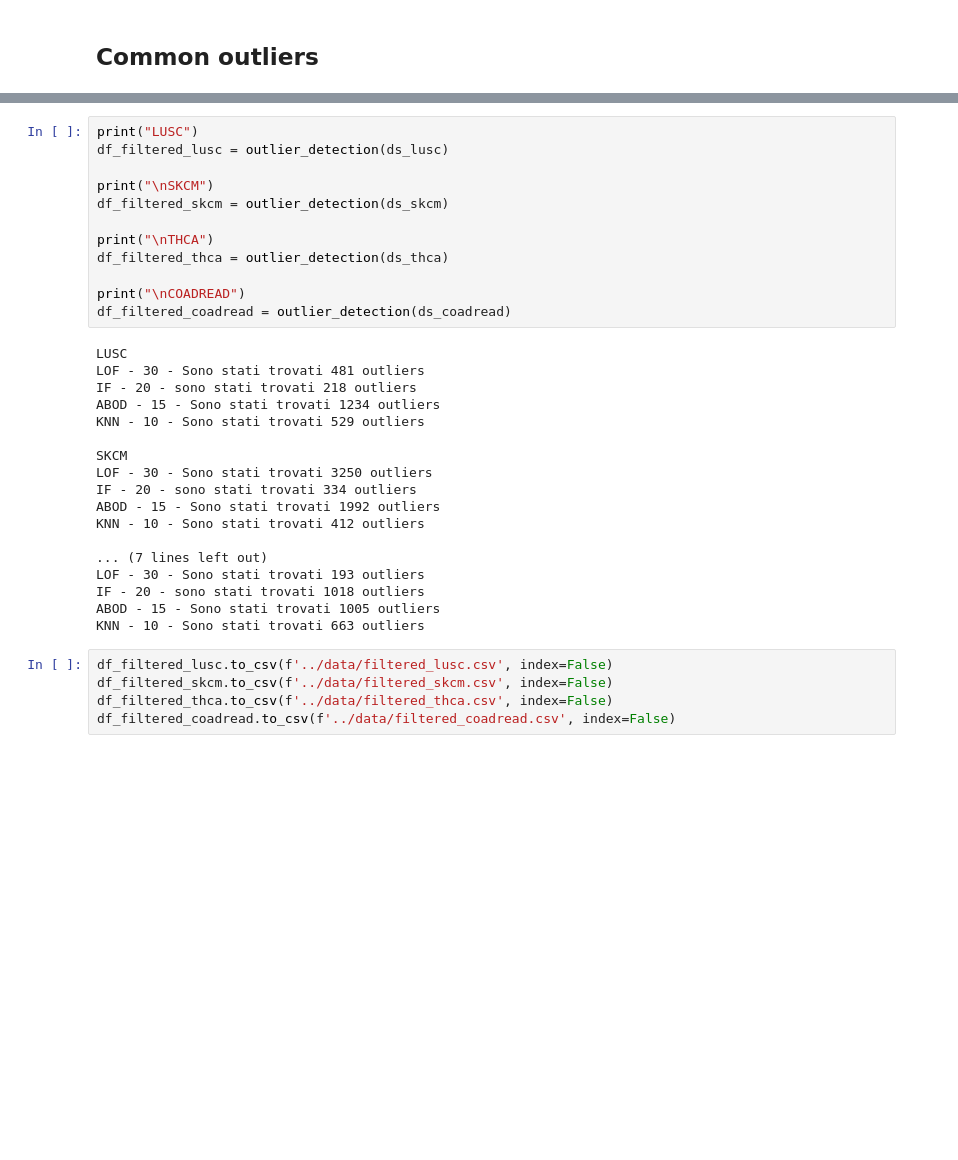
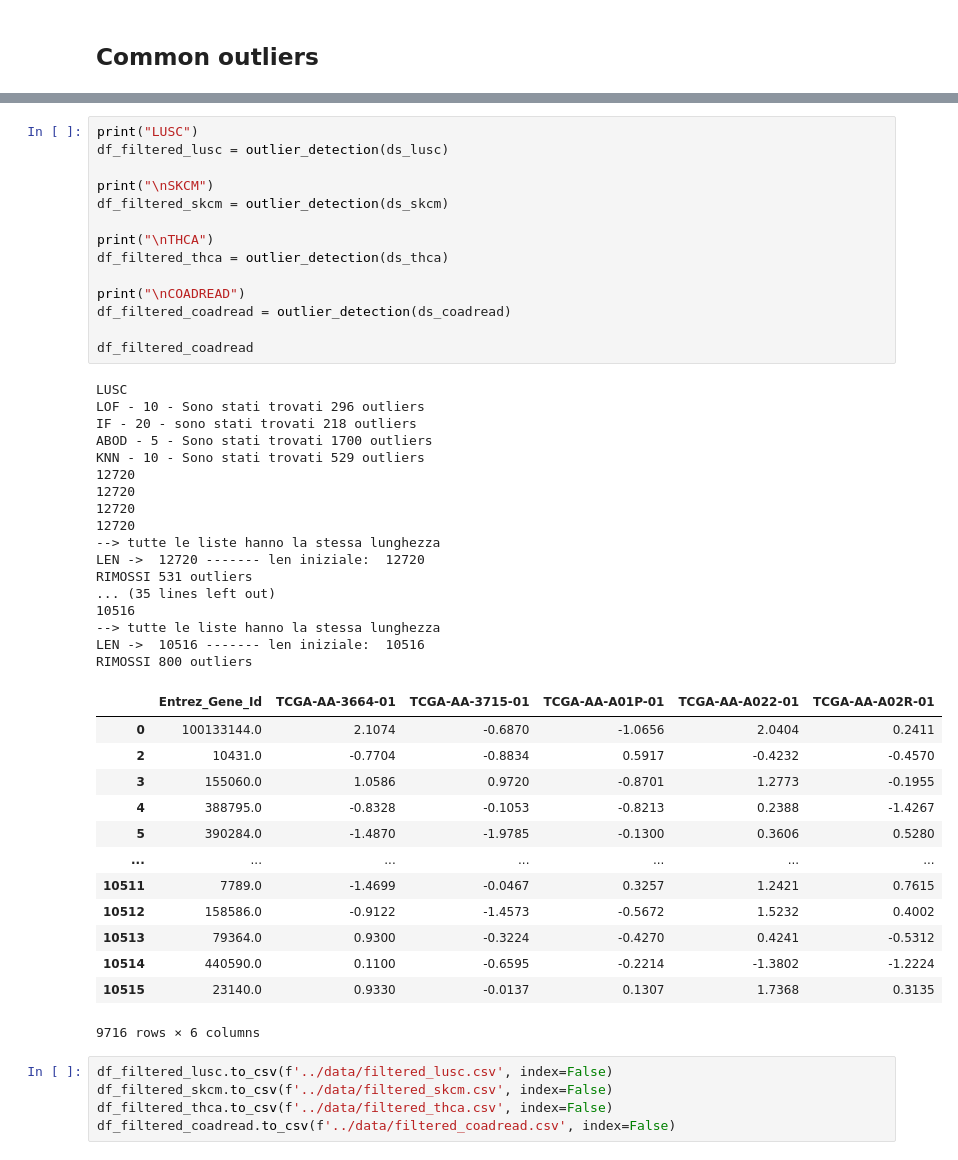
Before and after one commit to alesmk/CHL, a Jupyter notebook: src/OutliersDetection.ipynb, the cells around one changed output, grey strips where cells are left out. Saved outputs shown, nothing was run; the diff lists cells and outputs as text; blank space fills up the shorter version.

```diff
--- a/src/OutliersDetection.ipynb
+++ b/src/OutliersDetection.ipynb
@@ -223,33 +238,48 @@ def outlier_detection(df):
 # %%
 print("LUSC")
 df_filtered_lusc = outlier_detection(ds_lusc)
 
 print("\nSKCM")
 df_filtered_skcm = outlier_detection(ds_skcm)
 
 print("\nTHCA")
 df_filtered_thca = outlier_detection(ds_thca)
 
 print("\nCOADREAD")
 df_filtered_coadread = outlier_detection(ds_coadread)
+
+df_filtered_coadread
 # %% [output]
 LUSC
-LOF - 30 - Sono stati trovati 481 outliers
+LOF - 10 - Sono stati trovati 296 outliers
 IF - 20 - sono stati trovati 218 outliers
-ABOD - 15 - Sono stati trovati 1234 outliers
+ABOD - 5 - Sono stati trovati 1700 outliers
 KNN - 10 - Sono stati trovati 529 outliers
-
-SKCM
-LOF - 30 - Sono stati trovati 3250 outliers
-IF - 20 - sono stati trovati 334 outliers
-ABOD - 15 - Sono stati trovati 1992 outliers
-KNN - 10 - Sono stati trovati 412 outliers
-
-... (7 lines left out)
-LOF - 30 - Sono stati trovati 193 outliers
-IF - 20 - sono stati trovati 1018 outliers
-ABOD - 15 - Sono stati trovati 1005 outliers
-KNN - 10 - Sono stati trovati 663 outliers
+12720
+12720
+12720
+12720
+--> tutte le liste hanno la stessa lunghezza
+LEN ->  12720 ------- len iniziale:  12720
+RIMOSSI 531 outliers
+... (35 lines left out)
+10516
+--> tutte le liste hanno la stessa lunghezza
+LEN ->  10516 ------- len iniziale:  10516
+RIMOSSI 800 outliers
+|  | Entrez_Gene_Id | TCGA-AA-3664-01 | TCGA-AA-3715-01 | TCGA-AA-A01P-01 | TCGA-AA-A022-01 | TCGA-AA-A02R-01 |
+| 0 | 100133144.0 | 2.1074 | -0.6870 | -1.0656 | 2.0404 | 0.2411 |
+| 2 | 10431.0 | -0.7704 | -0.8834 | 0.5917 | -0.4232 | -0.4570 |
+| 3 | 155060.0 | 1.0586 | 0.9720 | -0.8701 | 1.2773 | -0.1955 |
+| 4 | 388795.0 | -0.8328 | -0.1053 | -0.8213 | 0.2388 | -1.4267 |
+| 5 | 390284.0 | -1.4870 | -1.9785 | -0.1300 | 0.3606 | 0.5280 |
+| ... | ... | ... | ... | ... | ... | ... |
+| 10511 | 7789.0 | -1.4699 | -0.0467 | 0.3257 | 1.2421 | 0.7615 |
+| 10512 | 158586.0 | -0.9122 | -1.4573 | -0.5672 | 1.5232 | 0.4002 |
+| 10513 | 79364.0 | 0.9300 | -0.3224 | -0.4270 | 0.4241 | -0.5312 |
+| 10514 | 440590.0 | 0.1100 | -0.6595 | -0.2214 | -1.3802 | -1.2224 |
+| 10515 | 23140.0 | 0.9330 | -0.0137 | 0.1307 | 1.7368 | 0.3135 |
+9716 rows × 6 columns
 # %%
 df_filtered_lusc.to_csv(f'../data/filtered_lusc.csv', index=False)
 df_filtered_skcm.to_csv(f'../data/filtered_skcm.csv', index=False)
```
Also changed, not shown: parts of 10 cells of this notebook, 13 other files.
